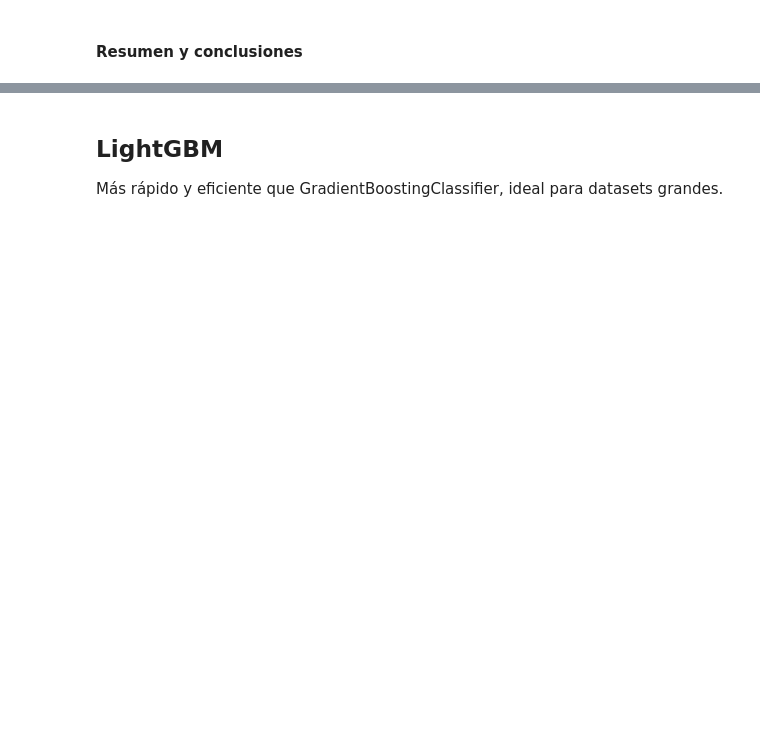
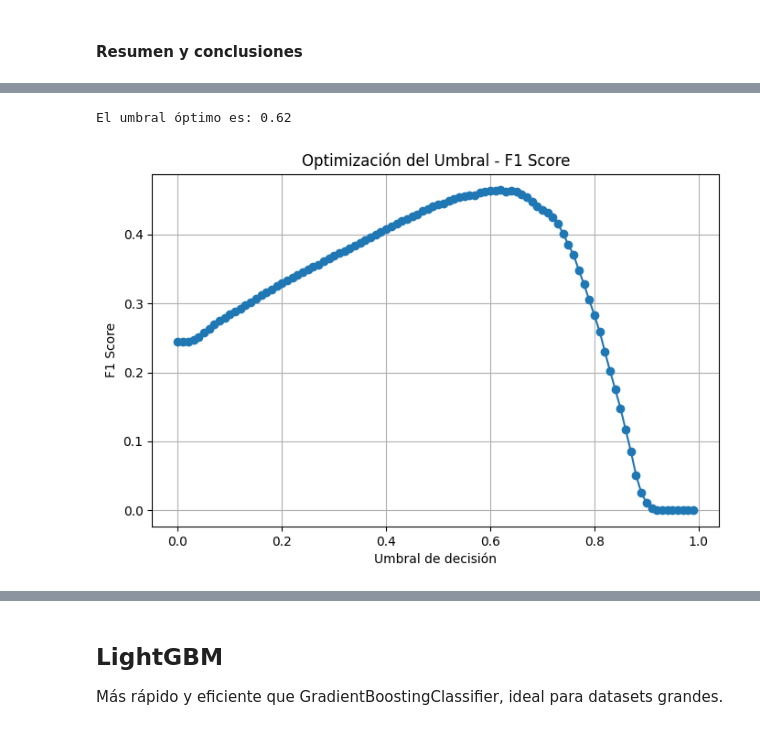
Before and after one commit to raquelgosalbezsirvent/Diabetes-Health-Indicators-ML, a Jupyter notebook: Practica_final.ipynb, the cells around one changed output, grey strips where cells are left out. Drawn from its saved outputs; the diff is of its cells as text; code cells hidden in the pictures; blank space fills up the shorter version.

```diff
--- a/Practica_final.ipynb
+++ b/Practica_final.ipynb
@@ -2710,0 +2699,26 @@ shap.dependence_plot(feature_name, shap_values[1], X_test)
+# %%
+pipeline = ImbPipeline([
+    ('undersample', RandomUnderSampler(random_state=42)),
+    ('clf_rf', RandomForestClassifier(random_state=42, class_weight='balanced'))
+])
+
+start_time = time.time()
+search = RandomizedSearchCV(
+    pipeline,
+    param_distributions_rf,
+    scoring='roc_auc',
+    cv=cv,
+    n_iter=50,
+    n_jobs=n_jobs,
+    random_state=42
+)
+search.fit(X_train, y_train)
+end_time = time.time()
+execution_time = (end_time - start_time) / 60
+best_model = search.best_estimator_
+
+cv_scores = cross_val_score(best_model, X_train, y_train, cv=cv, scoring='roc_auc', n_jobs=n_jobs)
+
+metrics_rf_randcv_un_wght = evaluate_and_return_metrics(best_model, X_test, y_test, execution_time, search.best_params_, cv_scores)
+
+del pipeline, start_time, search, end_time, execution_time, best_model, cv_scores
@@ -2710,0 +2905,17 @@ shap.dependence_plot(feature_name, shap_values[1], X_test)
+# %%
+final_pipeline_rf = ImbPipeline([
+    ('clf_rf', RandomForestClassifier(
+        random_state=42,
+        n_estimators=500,
+        max_depth=10,
+        min_samples_split=5,
+        min_samples_leaf=1,
+        bootstrap=True,
+        class_weight='balanced'
+    ))
+])
+
+optimal_threshold = maximize_f1_score(final_pipeline_rf, X_train, y_train)
+# %% [output]
+El umbral óptimo es: 0.62
+[figure, added]
```
Also changed, not shown: parts of 134 cells of this notebook, 4 other files.
